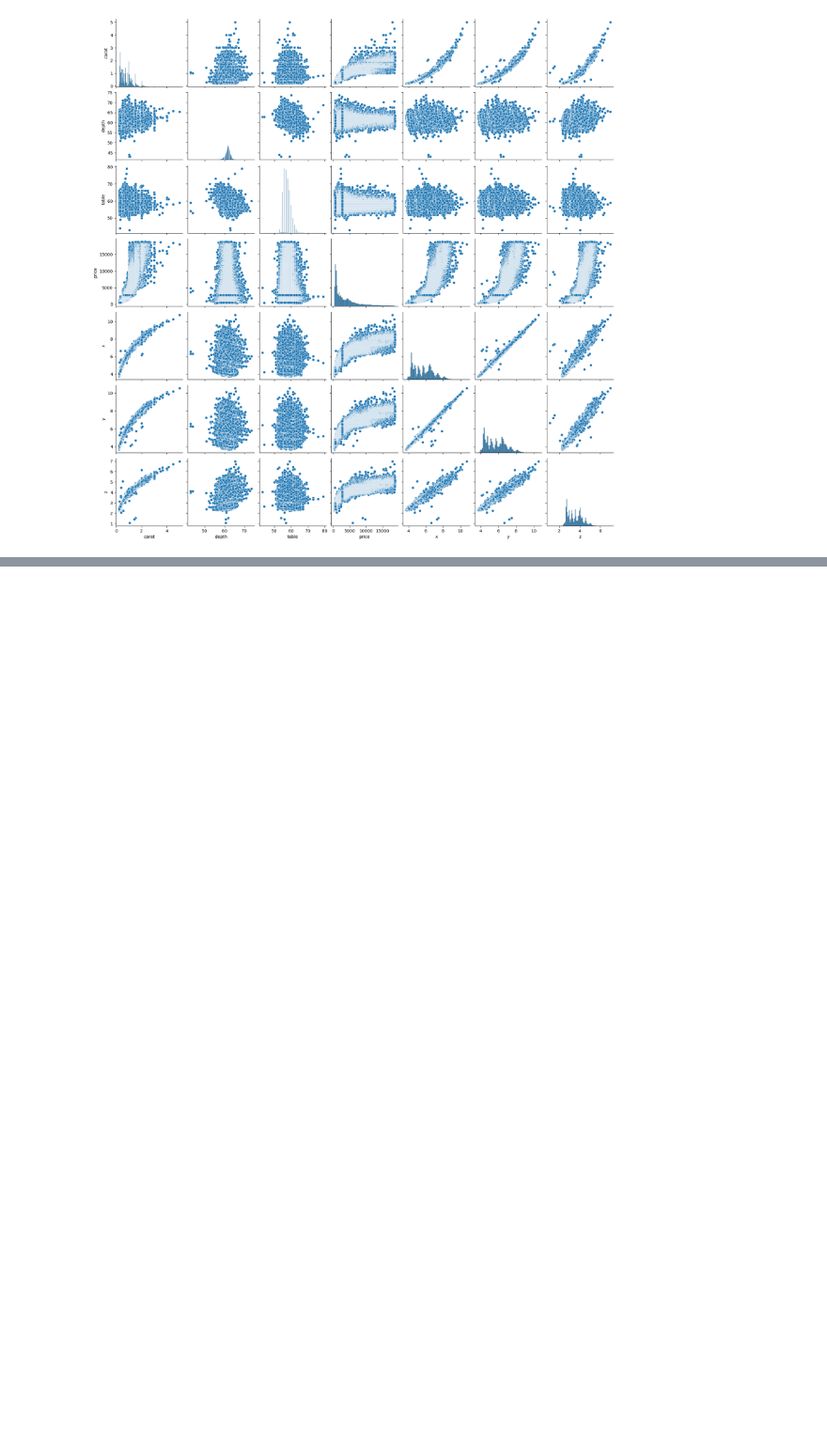
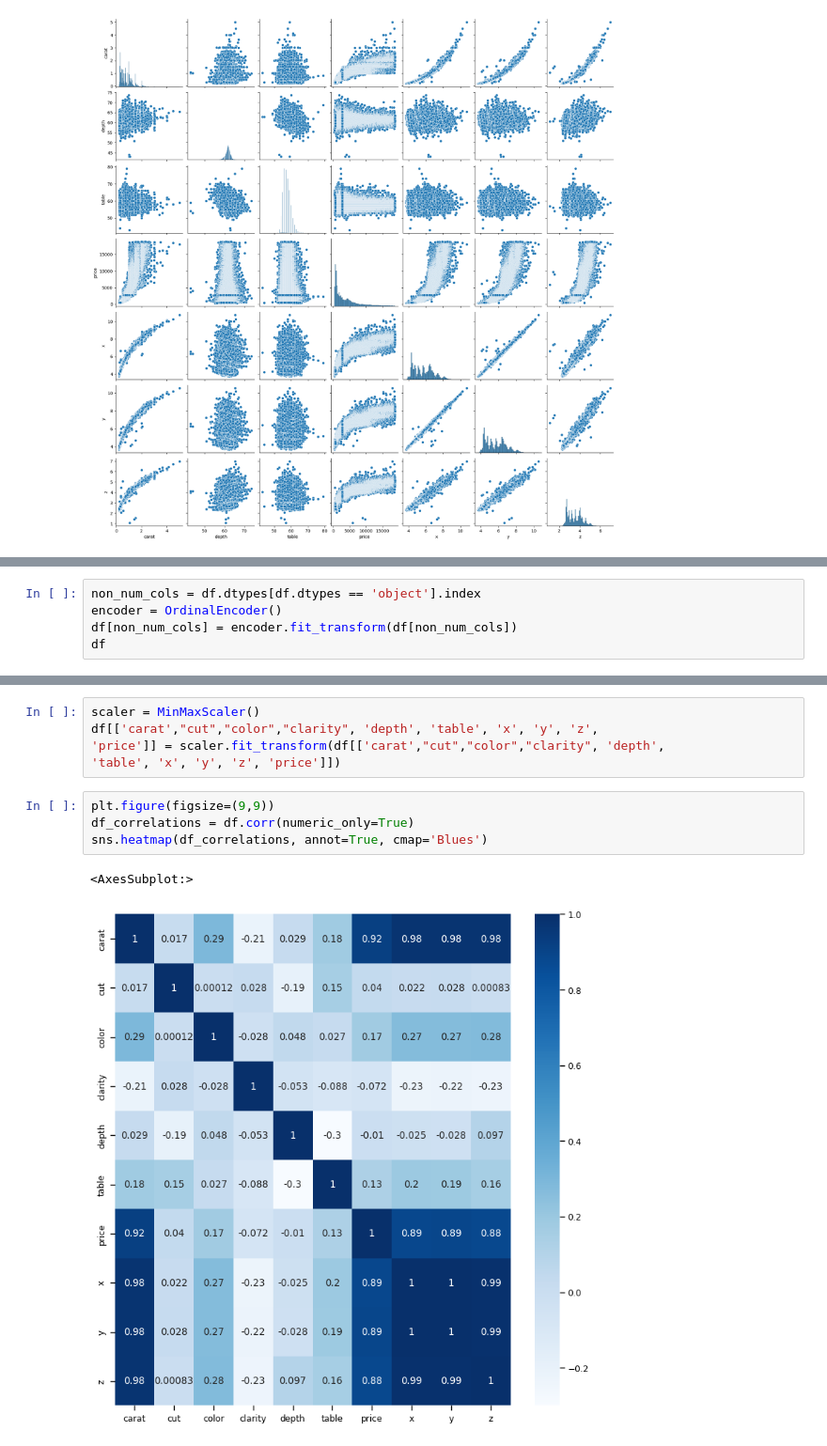
Before and after one commit to MaxSmeets/pi7, a Jupyter notebook: pi7.ipynb, the cells around one changed output, grey strips where cells are left out. Shown at 94% size. Drawn from its saved outputs; the diff is of its cells as text; blank space fills up the shorter version.

```diff
--- a/pi7.ipynb
+++ b/pi7.ipynb
@@ -257,0 +262,5 @@ sns.pairplot(df)
+# %%
+non_num_cols = df.dtypes[df.dtypes == 'object'].index
+encoder = OrdinalEncoder()
+df[non_num_cols] = encoder.fit_transform(df[non_num_cols])
+df
@@ -257,0 +281,12 @@ sns.pairplot(df)
+# %%
+scaler = MinMaxScaler()
+df[['carat',"cut","color","clarity", 'depth', 'table', 'x', 'y', 'z',
+'price']] = scaler.fit_transform(df[['carat',"cut","color","clarity", 'depth',
+'table', 'x', 'y', 'z', 'price']])
+# %%
+plt.figure(figsize=(9,9))
+df_correlations = df.corr(numeric_only=True)
+sns.heatmap(df_correlations, annot=True, cmap='Blues')
+# %% [output]
+<AxesSubplot:>
+[figure, added]
```
Also changed, not shown: parts of 21 cells of this notebook.
